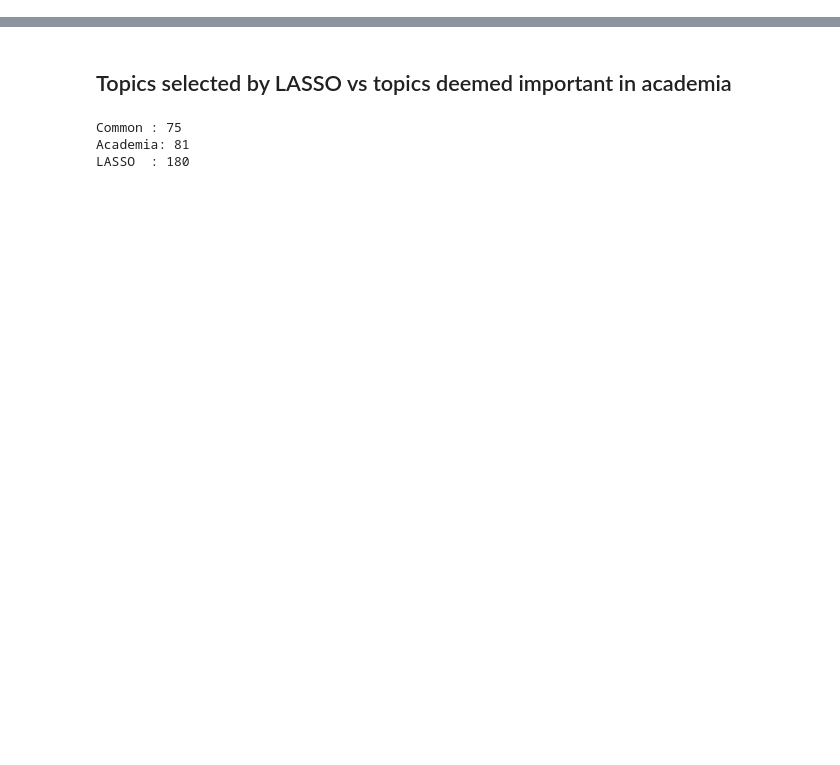
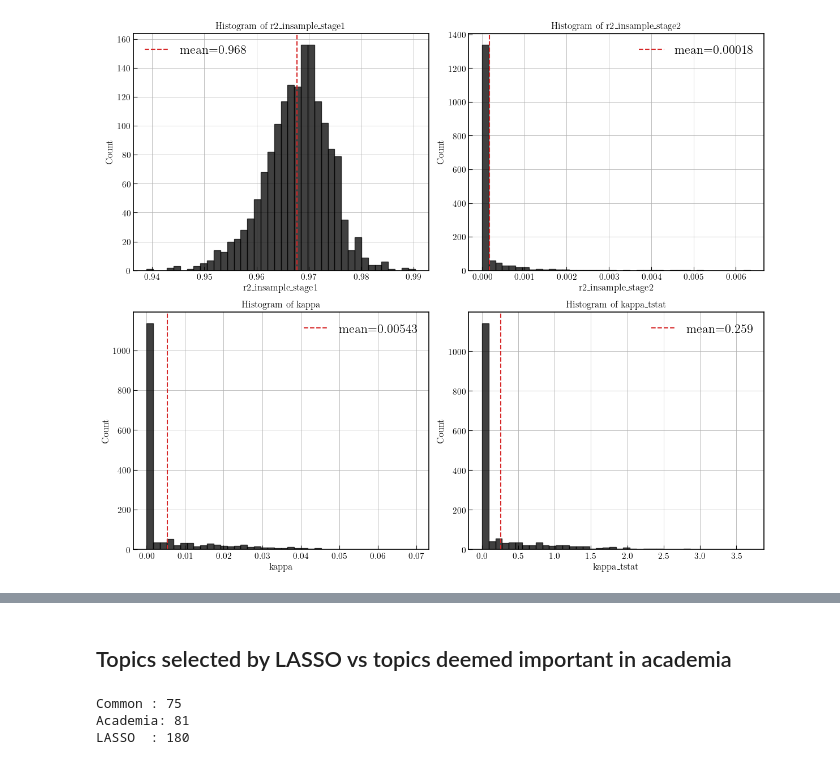
Before and after one commit to TommasoDF/Lasso_paper, a Jupyter notebook: Empirical/estimation/cross_sectional_estimation_v1.ipynb, the cells around one changed output, grey strips where cells are left out. Cells and saved outputs as stored; diff of their text form; code cells hidden in the pictures; blank space fills up the shorter version.

```diff
--- a/Empirical/estimation/cross_sectional_estimation_v1.ipynb
+++ b/Empirical/estimation/cross_sectional_estimation_v1.ipynb
@@ -86,3 +91,21 @@ Dates   : 1869  (2010-02-02 → 2017-06-30)
+# %%
+#plot of kappas, kappas t-stats, r2 stage 1 and stage 2, historgams
+fig, axes = plt.subplots(2, 2, figsize=(12, 10))
+cols = ["r2_insample_stage1", "r2_insample_stage2", "kappa", "kappa_tstat"]
+
+for ax, col in zip(axes.flat, cols):
+    s = summary_df[col].dropna()
+    ax.hist(s, bins=40, edgecolor="black", alpha=0.75)
+    ax.axvline(s.mean(), color="tab:red", linestyle="--", linewidth=1.5, label=f"mean={s.mean():.3g}")
+    ax.set_title(f"Histogram of {col}")
+    ax.set_xlabel(col)
+    ax.set_ylabel("Count")
+    ax.legend()
+
+plt.tight_layout()
+plt.show()
+# %% [output]
+[figure, added]
 # %%
 plot_df = summary_df[['return_variance', 'mean_num_active']].dropna()
 
```
Also changed, not shown: parts of 10 cells of this notebook, 11 other files.
